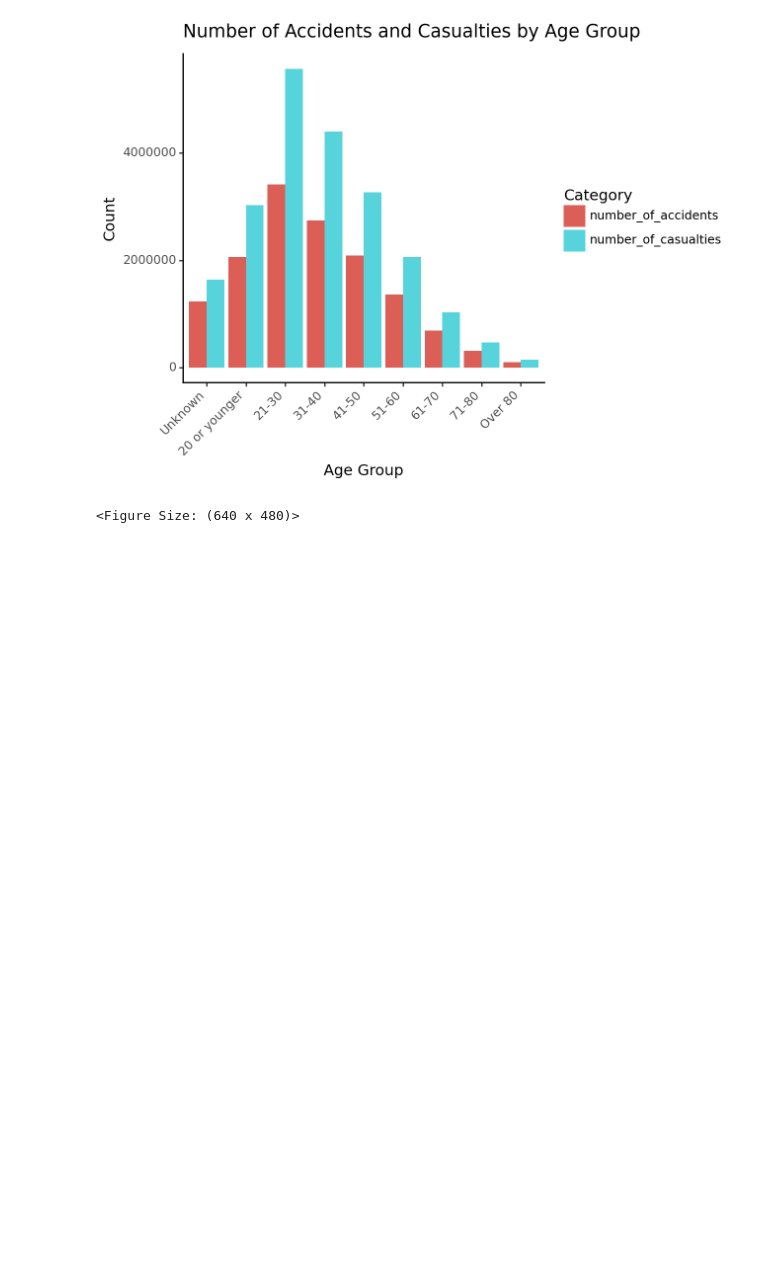
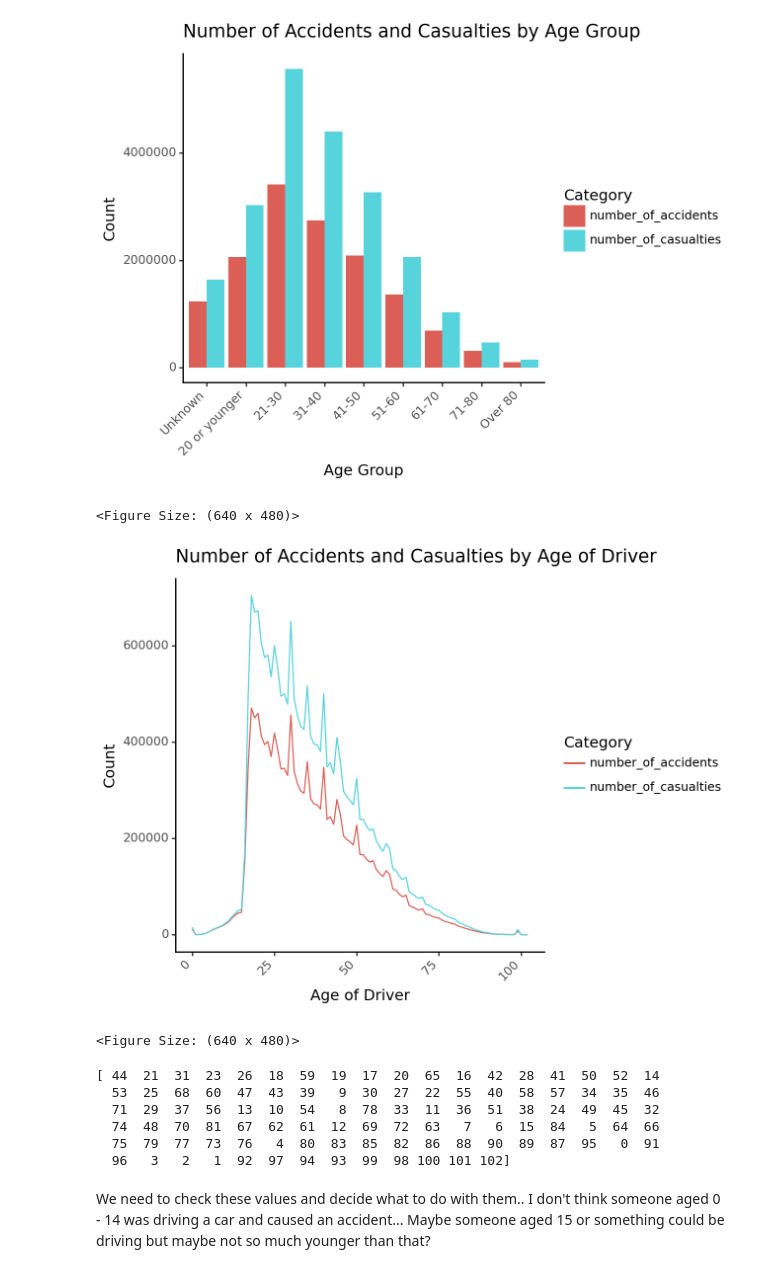
Before and after one commit to nikolaymoshenskiy/IDS-UK-road-accidents, a Jupyter notebook: LM_visualisation.ipynb, the cells around one changed output. Drawn from its saved outputs; the diff is of its cells as text; code cells hidden in the pictures; blank space fills up the shorter version.

Commit message:
Add code for line plot of number of accidents/casualties vs age of driver
With some comments regarding ages.

```diff
--- a/LM_visualisation.ipynb
+++ b/LM_visualisation.ipynb
@@ -361,3 +361,43 @@ age_plot
 # %% [output]
 [figure]
 <Figure Size: (640 x 480)>
+# %%
+# line plot
+# Filter out unknown ages
+known_age_data = road_acc_data[road_acc_data['age_of_driver'] != -1]
+
+# Group by age and aggregate
+age_line_data = known_age_data.groupby('age_of_driver').agg({'accident_index': pd.Series.nunique,
+                                                             'number_of_casualties': 'sum'}).reset_index()
+
+# Rename columns for clarity
+age_line_data.columns = ['age_of_driver', 'number_of_accidents', 'number_of_casualties']
+
+# Melting the DataFrame for use in plotnine
+age_line_data_melted = age_line_data.melt(id_vars='age_of_driver', var_name='Category', value_name='Count')
+
+# Creating the line plot
+age_line_plot = (
+    ggplot(age_line_data_melted, aes(x='age_of_driver', y='Count', color='Category')) +
+    geom_line() +
+    labs(x='Age of Driver', y='Count', title='Number of Accidents and Casualties by Age of Driver') +
+    theme_classic() +
+    theme(axis_text_x=element_text(rotation=45, hjust=1))
+)
+
+# Display the plot
+age_line_plot
+# %% [output]
+[figure, added]
+<Figure Size: (640 x 480)>
+# %%
+print(known_age_data['age_of_driver'].unique())
+# %% [output]
+[ 44  21  31  23  26  18  59  19  17  20  65  16  42  28  41  50  52  14
+  53  25  68  60  47  43  39   9  30  27  22  55  40  58  57  34  35  46
+  71  29  37  56  13  10  54   8  78  33  11  36  51  38  24  49  45  32
+  74  48  70  81  67  62  61  12  69  72  63   7   6  15  84   5  64  66
+  75  79  77  73  76   4  80  83  85  82  86  88  90  89  87  95   0  91
+  96   3   2   1  92  97  94  93  99  98 100 101 102]
+# %% [markdown]
+We need to check these values and decide what to do with them.. I don't think someone aged 0 - 14 was driving a car and caused an accident... Maybe someone aged 15 or something could be driving but maybe not so much younger than that?
```
